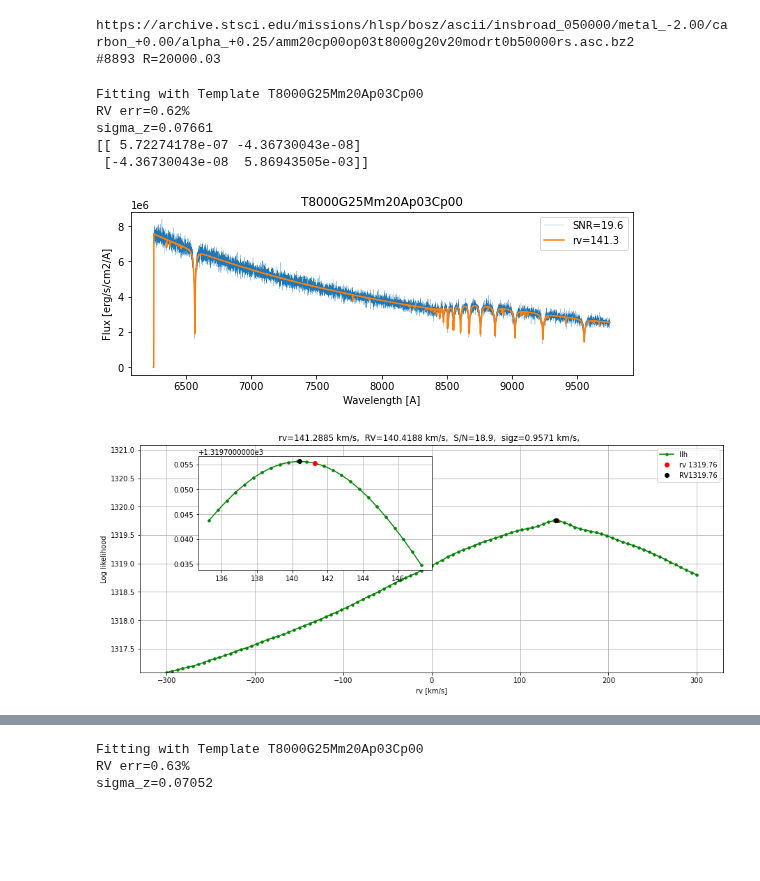
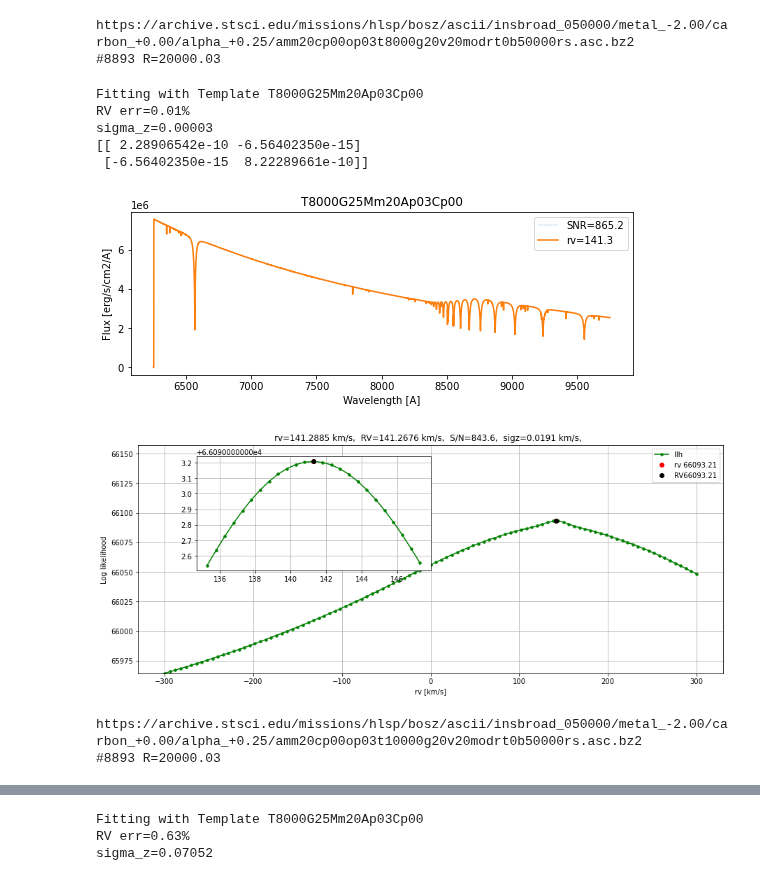
Before and after one commit to ViskaWei/LV, a Jupyter notebook: nb/fisher_viska.ipynb, the cells around one changed output, grey strips where cells are left out. Cells and saved outputs as stored; diff of their text form; code cells hidden in the pictures; blank space fills up the shorter version.

```diff
--- a/nb/fisher_viska.ipynb
+++ b/nb/fisher_viska.ipynb
@@ -66,17 +62,21 @@ https://archive.stsci.edu/missions/hlsp/bosz/ascii/insbroad_050000/metal_-2.00/c
 #8893 R=20000.03
 # %%
 rv  = 141.28845313
-NL  = 100
-# t0 = f.temps[-1]
-t0=temp
-RV,F = f.testOneRV1(f.flux, t0,rv,NL, pmt0=f.pmt);
+NL  = 2
+t0 = f.temps[0]
+RV,F = f.testOneRV1(f.flux, t0, rv, NL, pmt0=f.pmt);
 ff = sp.linalg.inv(np.array(F))
 print(ff)
 # %% [output]
 Fitting with Template T8000G25Mm20Ap03Cp00
-RV err=0.62%
-sigma_z=0.07661
-[[ 5.72274178e-07 -4.36730043e-08]
- [-4.36730043e-08  5.86943505e-03]]
+RV err=0.01%
+sigma_z=0.00003
+[[ 2.28906542e-10 -6.56402350e-15]
+ [-6.56402350e-15  8.22289661e-10]]
-[figure, old version]
+[figure, new version]
-[figure, old version]
+[figure, new version]
+# %%
+t1 = f.makeTemplate(-2.0, 10000,2.0,0.0,0.25)
+# %% [output]
+https://archive.stsci.edu/missions/hlsp/bosz/ascii/insbroad_050000/metal_-2.00/carbon_+0.00/alpha_+0.25/amm20cp00op03t10000g20v20modrt0b50000rs.asc.bz2
+#8893 R=20000.03
```
Also changed, not shown: parts of 7 cells of this notebook, 40 other files.
